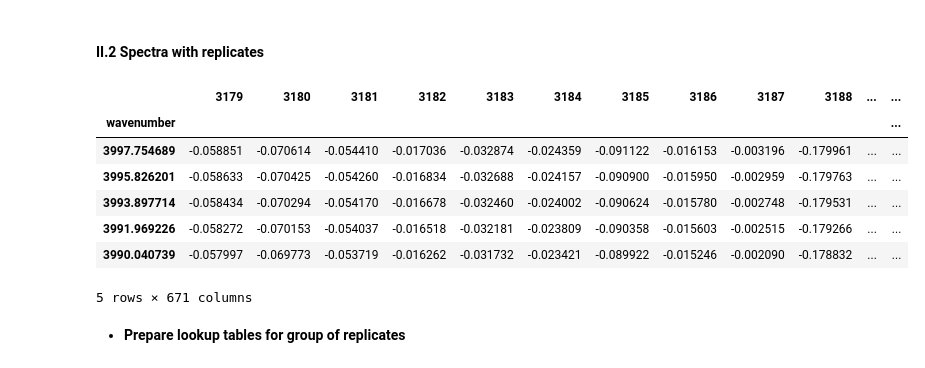
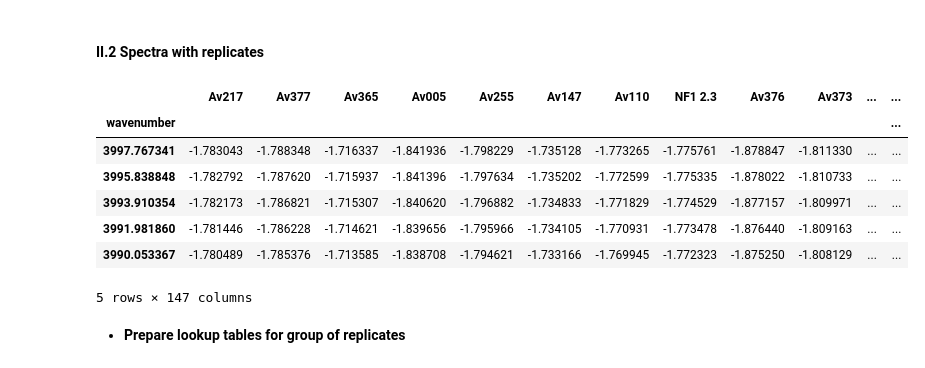
Before and after one commit to franckalbinet/spectrai, a Jupyter notebook: examples/data_loading/0-importing-data.ipynb, the cells around one changed output. Saved outputs shown, nothing was run; the diff lists cells and outputs as text; code cells hidden in the pictures.

```diff
--- a/examples/data_loading/0-importing-data.ipynb
+++ b/examples/data_loading/0-importing-data.ipynb
@@ -102,17 +108,17 @@ df.reset_index().plot(x='wavenumber', y=df.columns[1:], legend=False, figsize=(1
 # %% [markdown]
 #### II.2 Spectra with replicates
 # %%
-df_petra_rep = load_spectra_rep_schmitter_vnm()
+df_petra_rep = load_spectra()
 df_petra_rep.head()
 # %% [output]
-|  | 3179 | 3180 | 3181 | 3182 | 3183 | 3184 | 3185 | 3186 | 3187 | 3188 | ... | ... |
+|  | Av217 | Av377 | Av365 | Av005 | Av255 | Av147 | Av110 | NF1 2.3 | Av376 | Av373 | ... | ... |
 | wavenumber |  |  |  |  |  |  |  |  |  |  |  | ... |
-| 3997.754689 | -0.058851 | -0.070614 | -0.054410 | -0.017036 | -0.032874 | -0.024359 | -0.091122 | -0.016153 | -0.003196 | -0.179961 | ... | ... |
-| 3995.826201 | -0.058633 | -0.070425 | -0.054260 | -0.016834 | -0.032688 | -0.024157 | -0.090900 | -0.015950 | -0.002959 | -0.179763 | ... | ... |
-| 3993.897714 | -0.058434 | -0.070294 | -0.054170 | -0.016678 | -0.032460 | -0.024002 | -0.090624 | -0.015780 | -0.002748 | -0.179531 | ... | ... |
-| 3991.969226 | -0.058272 | -0.070153 | -0.054037 | -0.016518 | -0.032181 | -0.023809 | -0.090358 | -0.015603 | -0.002515 | -0.179266 | ... | ... |
-| 3990.040739 | -0.057997 | -0.069773 | -0.053719 | -0.016262 | -0.031732 | -0.023421 | -0.089922 | -0.015246 | -0.002090 | -0.178832 | ... | ... |
+| 3997.767341 | -1.783043 | -1.788348 | -1.716337 | -1.841936 | -1.798229 | -1.735128 | -1.773265 | -1.775761 | -1.878847 | -1.811330 | ... | ... |
+| 3995.838848 | -1.782792 | -1.787620 | -1.715937 | -1.841396 | -1.797634 | -1.735202 | -1.772599 | -1.775335 | -1.878022 | -1.810733 | ... | ... |
+| 3993.910354 | -1.782173 | -1.786821 | -1.715307 | -1.840620 | -1.796882 | -1.734833 | -1.771829 | -1.774529 | -1.877157 | -1.809971 | ... | ... |
+| 3991.981860 | -1.781446 | -1.786228 | -1.714621 | -1.839656 | -1.795966 | -1.734105 | -1.770931 | -1.773478 | -1.876440 | -1.809163 | ... | ... |
+| 3990.053367 | -1.780489 | -1.785376 | -1.713585 | -1.838708 | -1.794621 | -1.733166 | -1.769945 | -1.772323 | -1.875250 | -1.808129 | ... | ... |
-5 rows × 671 columns
+5 rows × 147 columns
 # %% [markdown]
 * **Prepare lookup tables for group of replicates**
 # %%
```
Also changed, not shown: parts of 23 cells of this notebook, 13 other files.
